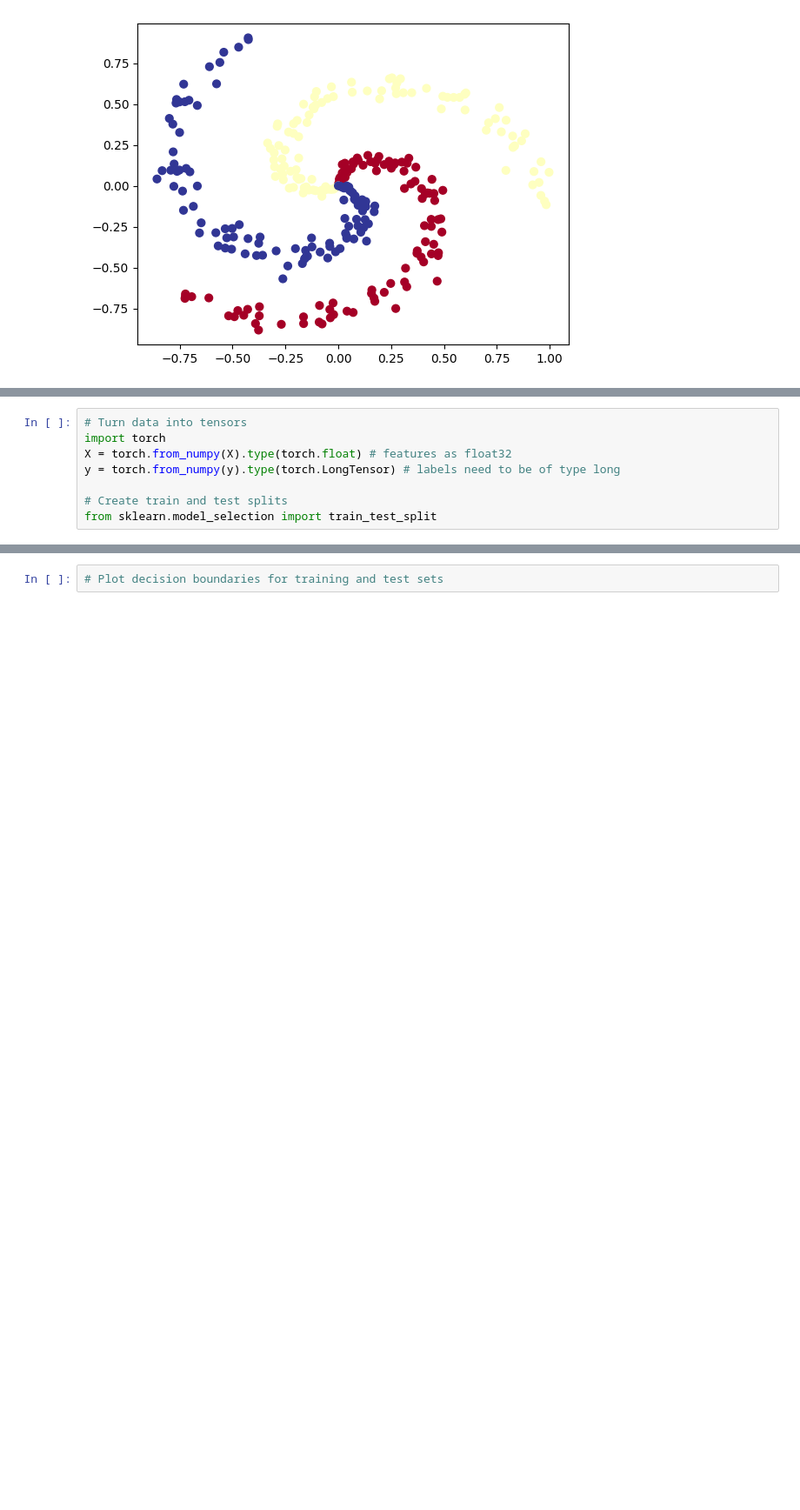
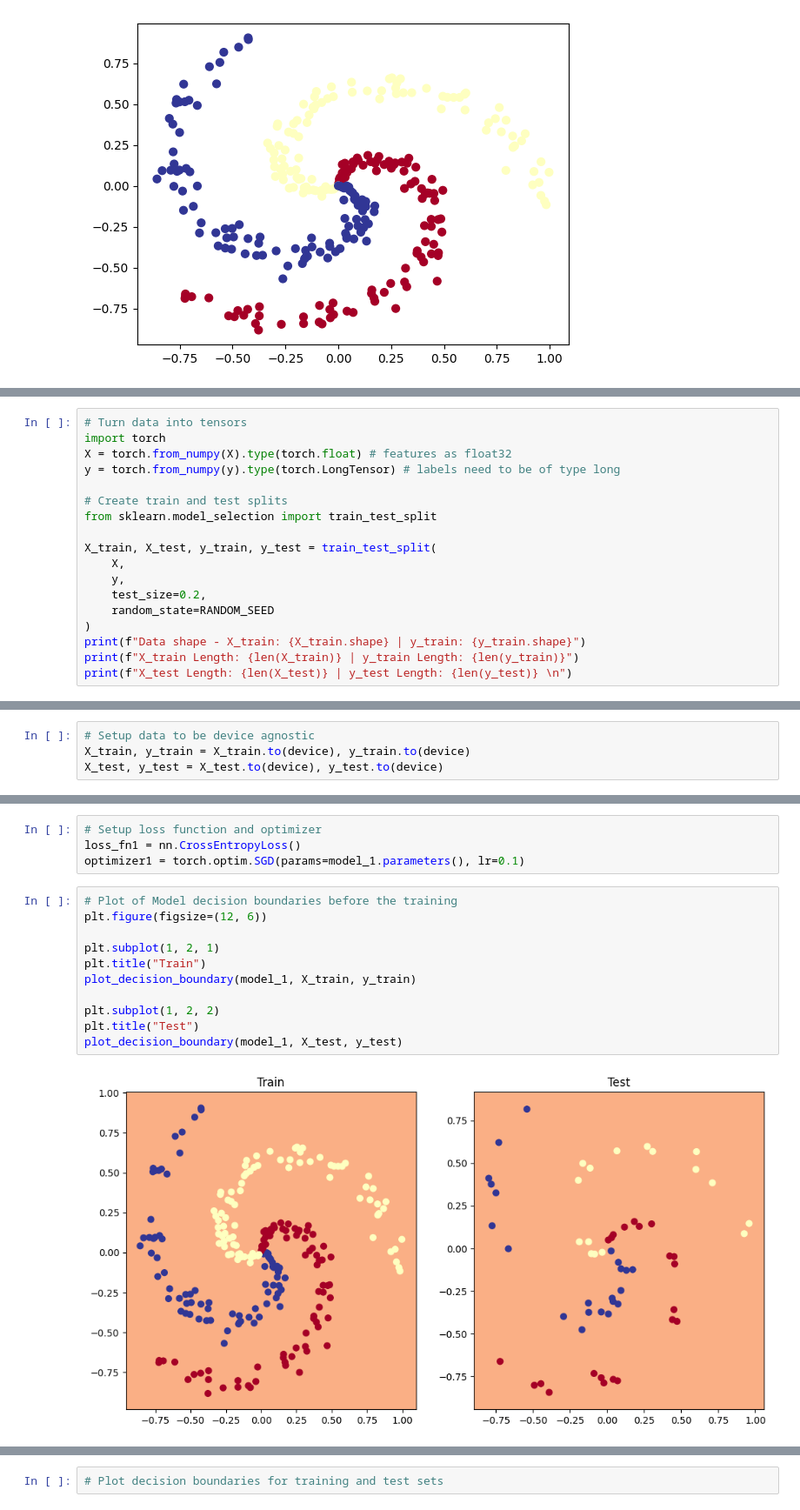
Before and after one commit to ozumahe/pytorch-learn-exercises, a Jupyter notebook: exercises/02_pytorch_classification_exercises.ipynb, the cells around one changed output, grey strips where cells are left out. Shown at 87% size. Cells and saved outputs as stored; diff of their text form; blank space fills up the shorter version.

```diff
--- a/exercises/02_pytorch_classification_exercises.ipynb
+++ b/exercises/02_pytorch_classification_exercises.ipynb
@@ -422,3 +427,13 @@ y = torch.from_numpy(y).type(torch.LongTensor) # labels need to be of type long
 
 # Create train and test splits
 from sklearn.model_selection import train_test_split
+
+X_train, X_test, y_train, y_test = train_test_split(
+    X,
+    y,
+    test_size=0.2,
+    random_state=RANDOM_SEED
+)
+print(f"Data shape - X_train: {X_train.shape} | y_train: {y_train.shape}")
+print(f"X_train Length: {len(X_train)} | y_train Length: {len(y_train)}")
+print(f"X_test Length: {len(X_test)} | y_test Length: {len(y_test)} \n")
@@ -462,0 +496,4 @@ Pred labels:
+# %%
+# Setup data to be device agnostic
+X_train, y_train = X_train.to(device), y_train.to(device)
+X_test, y_test = X_test.to(device), y_test.to(device)
@@ -463,3 +539,20 @@ Pred labels:
+# %%
+# Setup loss function and optimizer
+loss_fn1 = nn.CrossEntropyLoss()
+optimizer1 = torch.optim.SGD(params=model_1.parameters(), lr=0.1)
+# %%
+# Plot of Model decision boundaries before the training
+plt.figure(figsize=(12, 6))
+
+plt.subplot(1, 2, 1)
+plt.title("Train")
+plot_decision_boundary(model_1, X_train, y_train)
+
+plt.subplot(1, 2, 2)
+plt.title("Test")
+plot_decision_boundary(model_1, X_test, y_test)
+# %% [output]
+[figure, added]
 # %%
 # Build a training loop for the model
 
```
Also changed, not shown: parts of 9 cells of this notebook.
